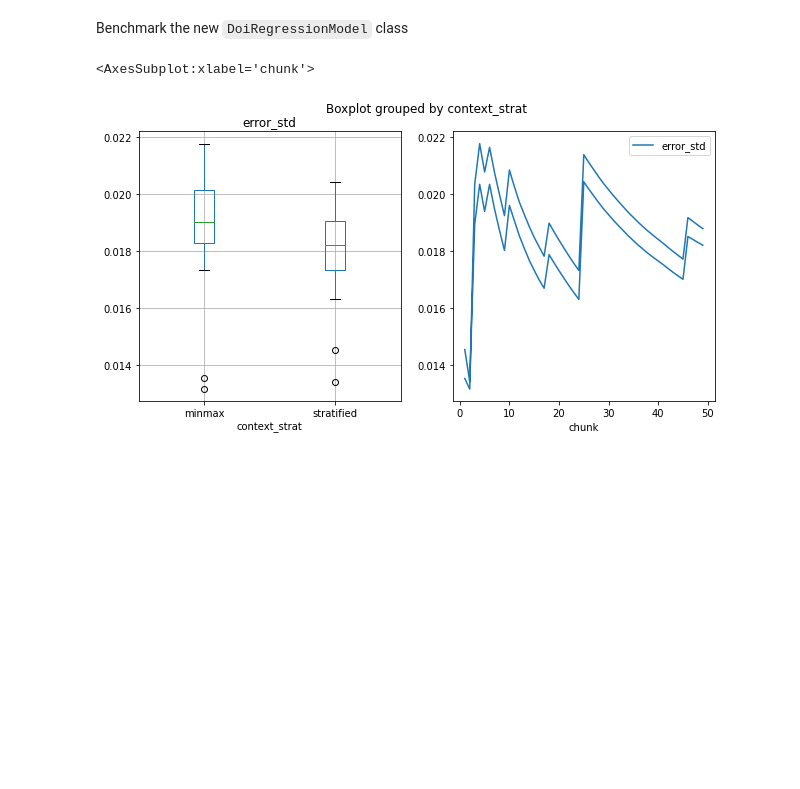
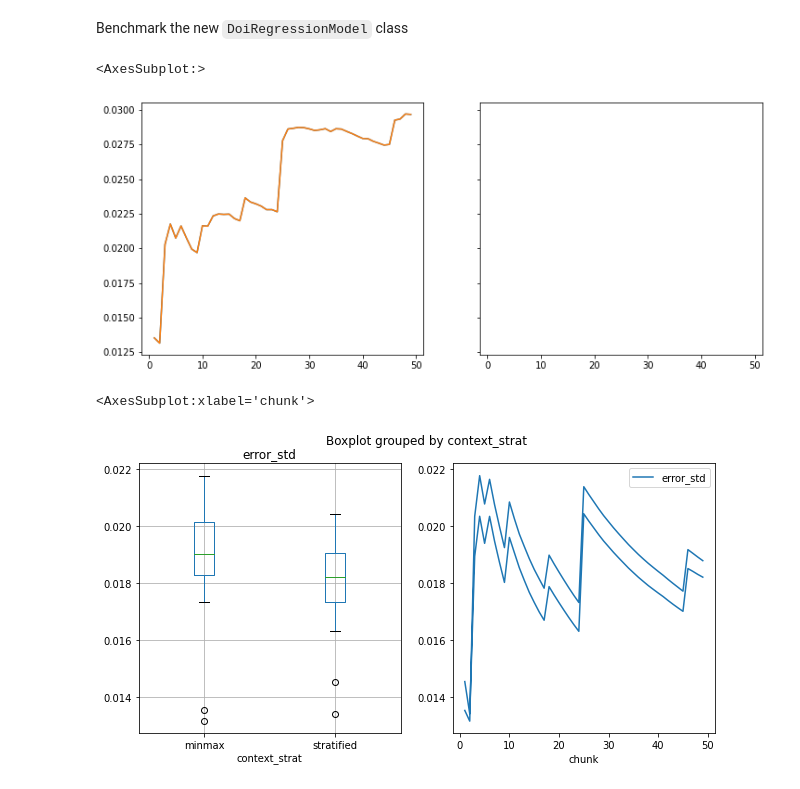
Before and after one commit to vis-au/prointerest, a Jupyter notebook: server/benchmarks/benchmarks.ipynb, the cells around one changed output. Cells and saved outputs as stored; diff of their text form; code cells hidden in the pictures; blank space fills up the shorter version.

Commit message:
add benchmarking for outdated values

```diff
--- a/server/benchmarks/benchmarks.ipynb
+++ b/server/benchmarks/benchmarks.ipynb
@@ -41,10 +41,17 @@ def benchmark_context_size(tested_sizes: range = range(0, 11000, 1000)):
   return scores
 
 
+def benchmark_context_strategies(context_strats=["stratified", "minmax"]):
+  benchmark = Benchmark(n_chunks=50, context_size=500, intervals=50, measure_doi_error=True, context_strats=context_strats)
+  scores = benchmark.run()
+
+  return scores
+
+
 def benchmark_doi_error_without_context():
   '''Measures the changes in DOI error throughout the progression, when no optimizations are
    applied.'''
-  benchmark = Benchmark(n_chunks=30, chunk_size=1000, measure_doi_error=True)
+  benchmark = Benchmark(n_chunks=50, chunk_size=1000, measure_doi_error=True)
   scores = benchmark.run()
 
   return scores
@@ -53,13 +60,7 @@ def benchmark_doi_error_without_context():
 def benchmark_doi_error_with_context():
   '''Measures the changes in DOI error throughout the progression, when context optimizations are
    applied.'''
-  benchmark = Benchmark(n_chunks=30, chunk_size=1000, measure_doi_error=True, context_size=1000, intervals=2, context_strats="stratified")
-  scores = benchmark.run()
-
-  return scores
-
-def benchmark_context_strategies(context_strats=["stratified", "minmax"]):
-  benchmark = Benchmark(n_chunks=50, context_size=500, intervals=50, measure_doi_error=True, context_strats=context_strats)
+  benchmark = Benchmark(n_chunks=50, chunk_size=1000, measure_doi_error=True, context_size=0, intervals=5, context_strats="stratified")
   scores = benchmark.run()
 
   return scores
@@ -87,6 +88,16 @@ doi_error_with_context_results = benchmark_doi_error_with_context()
 
 # results:
 # context_strategies_results = benchmark_context_strategies()
+# %%
+import matplotlib.pyplot as plt
+
+fig, axes = plt.subplots(1, 2, figsize=(12, 5), sharey=True, sharex=True)
+
+doi_error_without_context_results["error_std"].plot(ax=axes[0])
+doi_error_with_context_results["error_std"].plot(ax=axes[0])
+# %% [output]
+<AxesSubplot:>
+[figure, added]
 # %%
 import matplotlib.pyplot as plt
 
```
Also changed, not shown: parts of 1 cell of this notebook, 1 other file.
